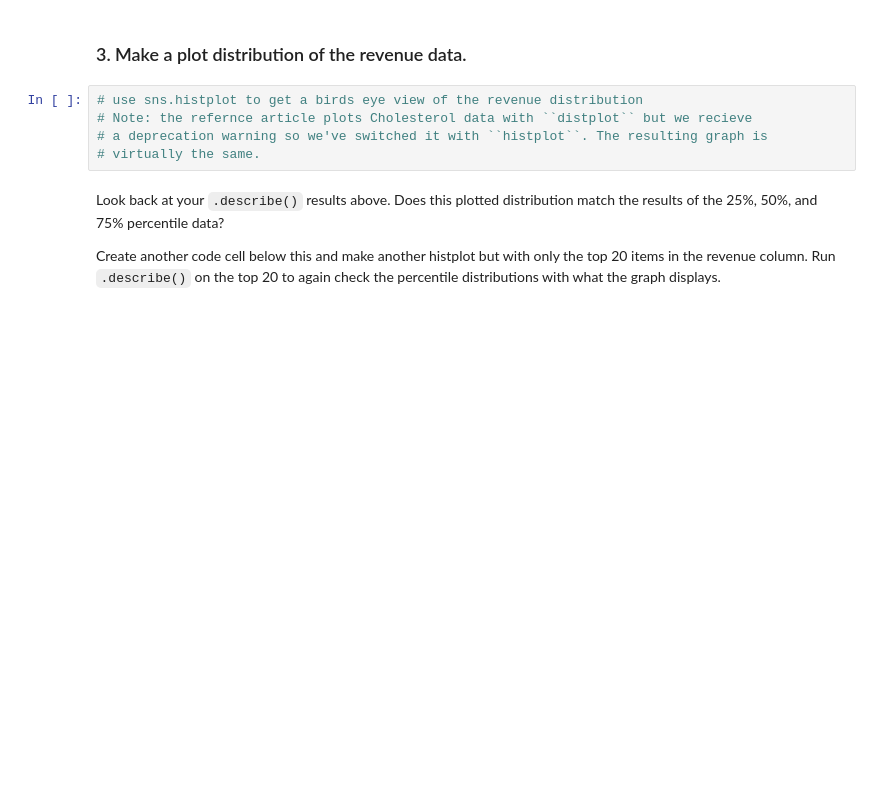
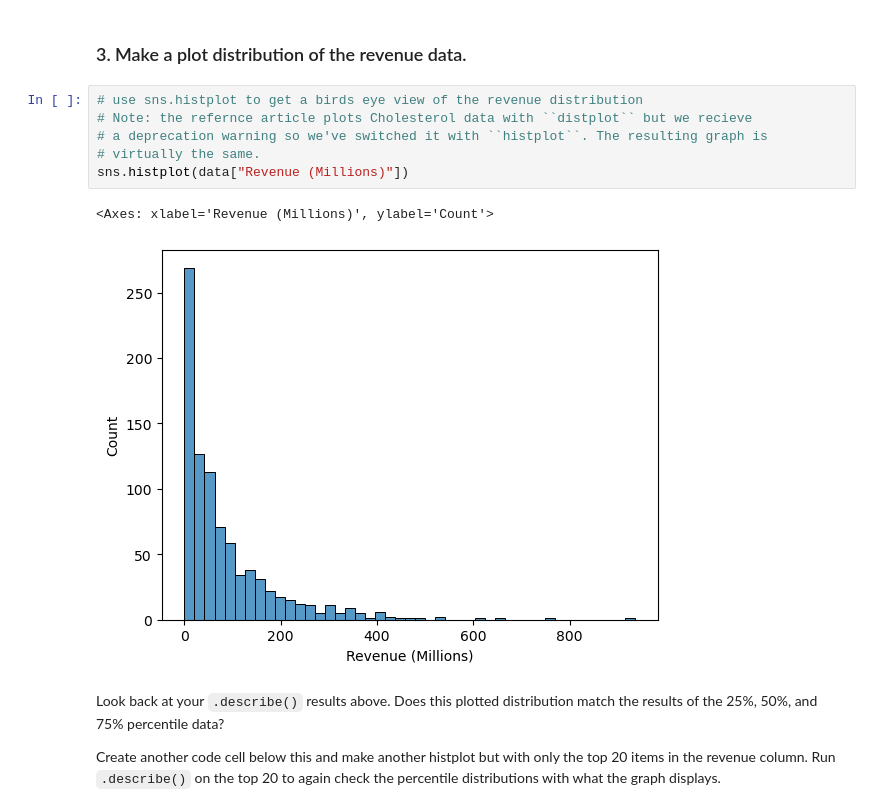
Before and after one commit to rnahackett/EDA_pt2_studio, a Jupyter notebook: EDApt2-Studio.ipynb, the cells around one changed output. Drawn from its saved outputs; the diff is of its cells as text; blank space fills up the shorter version.

```diff
--- a/EDApt2-Studio.ipynb
+++ b/EDApt2-Studio.ipynb
@@ -119,8 +183,12 @@ Hint: look at the count result above and compare that with the ``Length`` return
 # %%
 # use sns.histplot to get a birds eye view of the revenue distribution
 # Note: the refernce article plots Cholesterol data with ``distplot`` but we recieve
 # a deprecation warning so we've switched it with ``histplot``. The resulting graph is
 # virtually the same.
+sns.histplot(data["Revenue (Millions)"])
+# %% [output]
+<Axes: xlabel='Revenue (Millions)', ylabel='Count'>
+[figure, added]
 # %% [markdown]
 Look back at your ``.describe()`` results above. Does this plotted distribution match the results of the 25%, 50%, and 75% percentile data?
 
```
Also changed, not shown: parts of 16 cells of this notebook.
